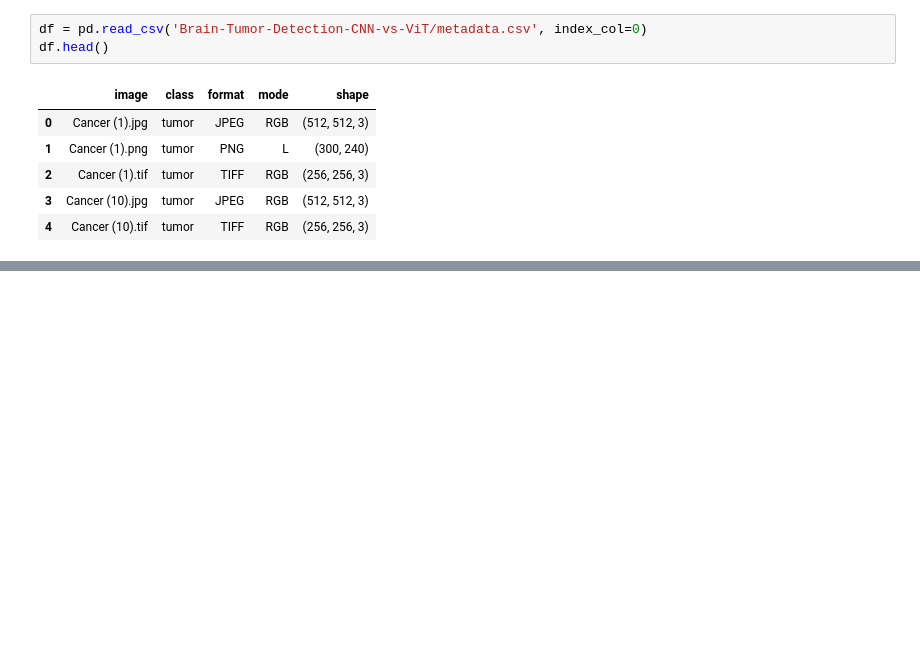
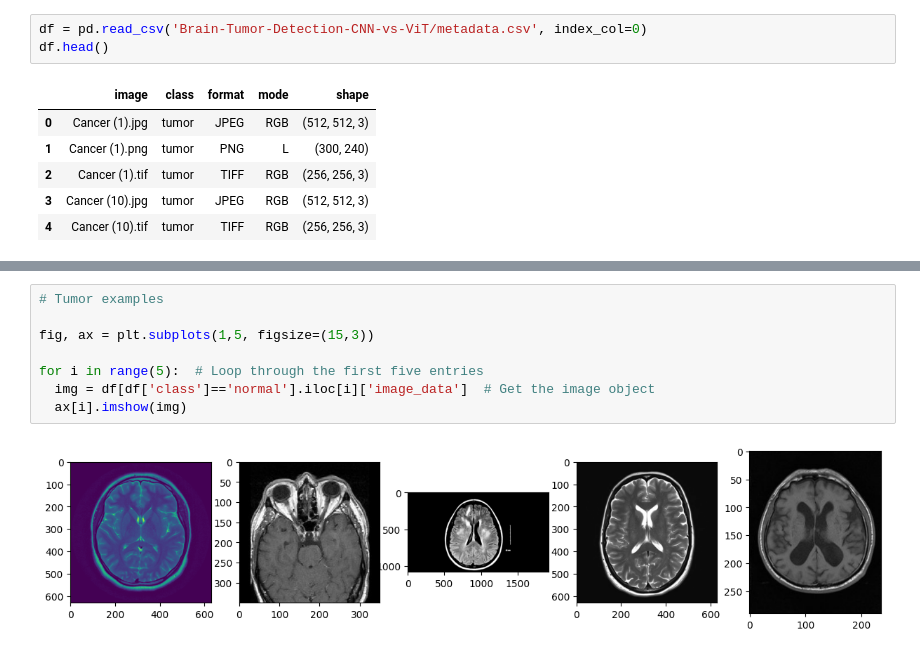
Before and after one commit to giorgiodemarchi/Brain-Tumor-Detection-CNN-vs-ViT, a Jupyter notebook: EDA.ipynb, the cells around one changed output, grey strips where cells are left out. Drawn from its saved outputs; the diff is of its cells as text; blank space fills up the shorter version.

```diff
--- a/EDA.ipynb
+++ b/EDA.ipynb
@@ -62,0 +83,10 @@ df
+# %%
+# Tumor examples
+
+fig, ax = plt.subplots(1,5, figsize=(15,3))
+
+for i in range(5):  # Loop through the first five entries
+  img = df[df['class']=='normal'].iloc[i]['image_data']  # Get the image object
+  ax[i].imshow(img)
+# %% [output]
+[figure, added]
```
Also changed, not shown: parts of 7 cells of this notebook.
